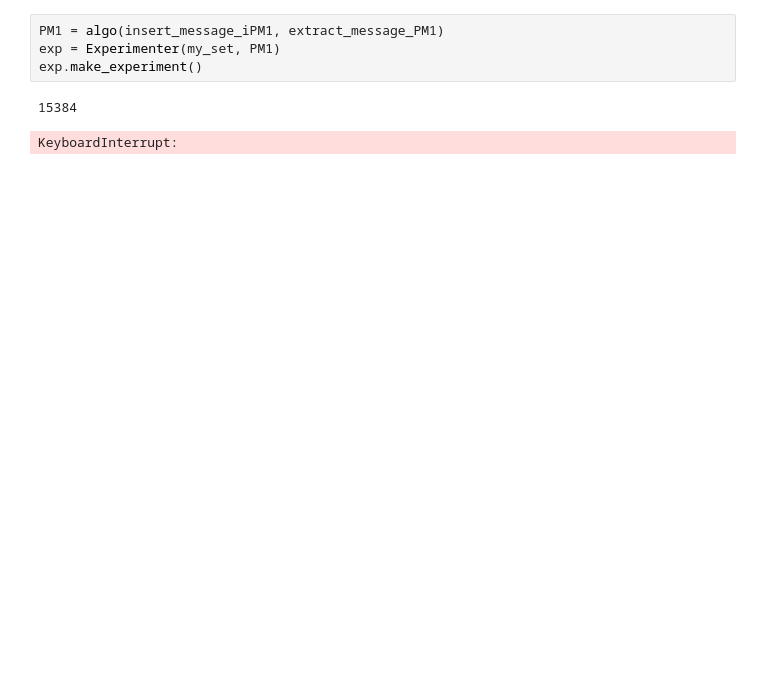
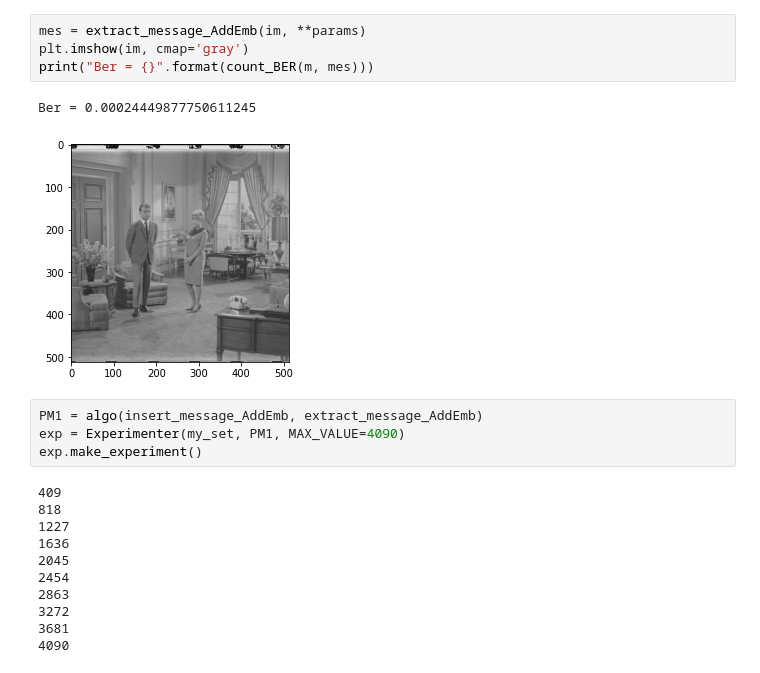
Before and after one commit to Noktyrn/DigitalSteganogarphy, a Jupyter notebook: Test.ipynb, the cells around one changed output. Cells and saved outputs as stored; diff of their text form; blank space fills up the shorter version.

```diff
--- a/Test.ipynb
+++ b/Test.ipynb
@@ -181,10 +31,25 @@ Tried to write: [1, 0, 1, 1, 0, 0, 0, 0, 0, 0, 0, 0, 0, 0, 0, 0, 0, 0, 0, 0, 0,
+# %%
+mes = extract_message_AddEmb(im, **params)
+plt.imshow(im, cmap='gray')
+print("Ber = {}".format(count_BER(m, mes)))
+# %% [output]
+Ber = 0.00024449877750611245
+[figure, added]
 # %%
-PM1 = algo(insert_message_iPM1, extract_message_PM1)
-exp = Experimenter(my_set, PM1)
+PM1 = algo(insert_message_AddEmb, extract_message_AddEmb)
+exp = Experimenter(my_set, PM1, MAX_VALUE=4090)
 exp.make_experiment()
 # %% [output]
-15384
+409
+818
+1227
+1636
+2045
+2454
+2863
+3272
+3681
+4090
-KeyboardInterrupt:
 # %%
 x_vals = exp.percentages
 
```
Also changed, not shown: parts of 6 cells of this notebook, 5 other files.
